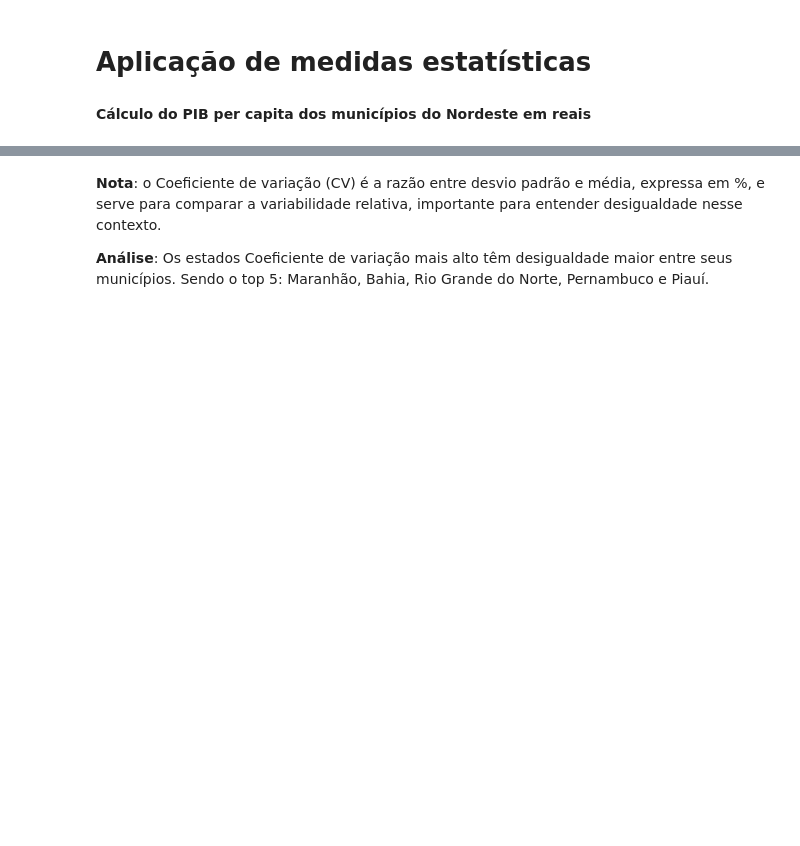
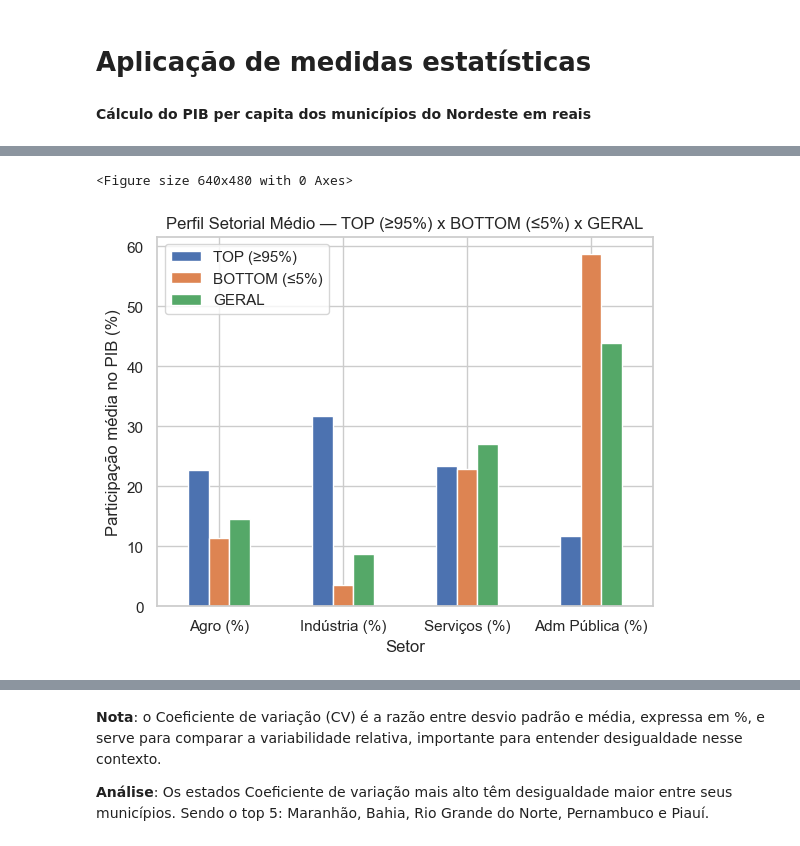
Before and after one commit to duddanobre/sidra-nordeste, a Jupyter notebook: nordeste.ipynb, the cells around one changed output, grey strips where cells are left out. Saved outputs shown, nothing was run; the diff lists cells and outputs as text; code cells hidden in the pictures; blank space fills up the shorter version.

Commit message:
Graficos de setorização estrutural

```diff
--- a/nordeste.ipynb
+++ b/nordeste.ipynb
@@ -157,0 +194,9 @@ memory usage: 322.4+ KB
+# %%
+# Garantir que estamos trabalhando com uma cópia (opcional)
+dfn = df_nordeste.copy()
+
+# Filtrar linhas com PIB > 0 para evitar divisões problemáticas
+dfn = dfn[dfn['PIB (Mil Reais)'] > 0].copy()
+
+# Conferir se a coluna "PIB per capita" está numérica
+dfn['PIB per capita'] = pd.to_numeric(dfn['PIB per capita'], errors='coerce')
@@ -157,0 +257,21 @@ memory usage: 322.4+ KB
+# %%
+# Perfis setoriais dos extremos (TOP x BOTTOM) e do GERAL
+
+def perfil_setorial(df_):
+    return pd.Series({
+        'Agro (%)': df_['% Agro'].mean(),
+        'Indústria (%)': df_['% Indústria'].mean(),
+        'Serviços (%)': df_['% Serviços'].mean(),
+        'Adm Pública (%)': df_['% Adm Pública'].mean(),
+        'HHI médio': df_['HHI_setorial'].mean(),
+        'PIB pc médio (R$)': df_['PIB per capita'].mean(),
+        'PIB pc mediano (R$)': df_['PIB per capita'].median(),
+        'N municípios': len(df_)
+    })
+
+perfil_top = perfil_setorial(top)
+perfil_bot = perfil_setorial(bot)
+perfil_all = perfil_setorial(dfn)
+
+perf_is = pd.DataFrame([perfil_top, perfil_bot, perfil_all], index=['TOP (≥95%)','BOTTOM (≤5%)','GERAL'])
+perf_is
@@ -157,0 +307,17 @@ memory usage: 322.4+ KB
+# %%
+# Gráficos comparando perfis
+
+# Tabela só com os 4 setores (%)
+plot_df = perf_is[['Agro (%)','Indústria (%)','Serviços (%)','Adm Pública (%)']].copy()
+
+plt.figure()
+plot_df.T.plot(kind='bar')
+plt.title('Perfil Setorial Médio — TOP (≥95%) x BOTTOM (≤5%) x GERAL')
+plt.xlabel('Setor')
+plt.ylabel('Participação média no PIB (%)')
+plt.xticks(rotation=0)
+plt.legend(title='')
+plt.show()
+# %% [output]
+<Figure size 640x480 with 0 Axes>
+[figure, added]
```
Also changed, not shown: parts of 16 cells of this notebook.
